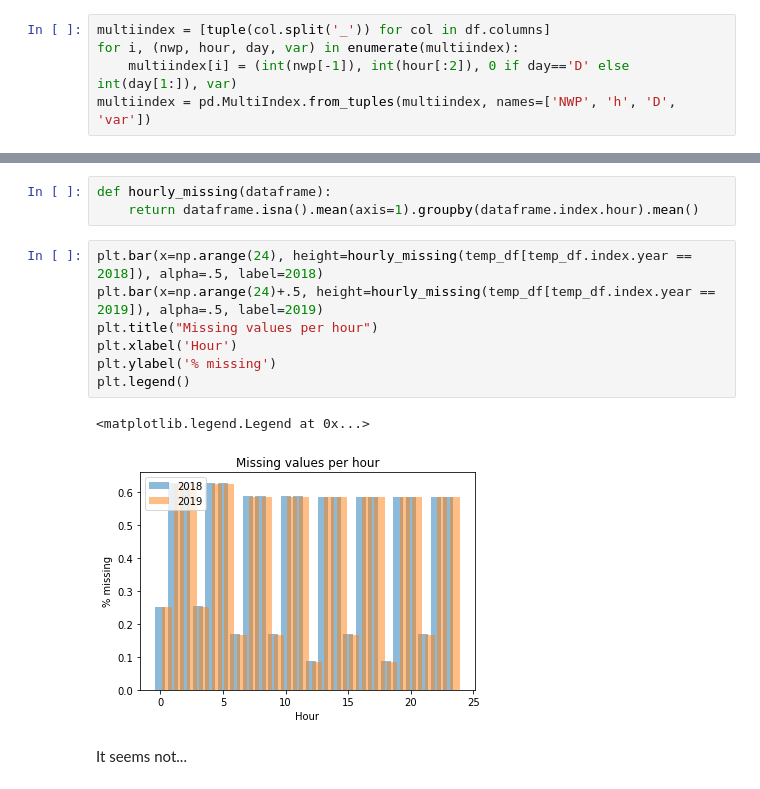
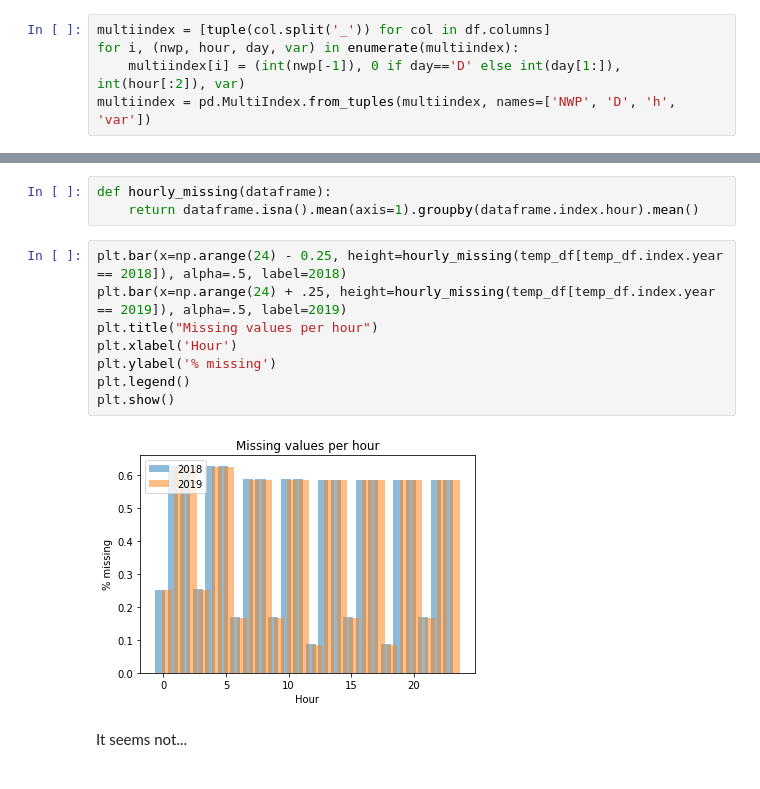
Before and after one commit to gaspardbb/astreos, a Jupyter notebook: exploring_the_data.ipynb, the cells around one changed output, grey strips where cells are left out. Drawn from its saved outputs; the diff is of its cells as text.

```diff
--- a/exploring_the_data.ipynb
+++ b/exploring_the_data.ipynb
@@ -43,8 +43,8 @@ Now, the tricky part: instead of having to deal with these damn string columns f
 # %%
 multiindex = [tuple(col.split('_')) for col in df.columns]
 for i, (nwp, hour, day, var) in enumerate(multiindex):
-    multiindex[i] = (int(nwp[-1]), int(hour[:2]), 0 if day=='D' else int(day[1:]), var)
-multiindex = pd.MultiIndex.from_tuples(multiindex, names=['NWP', 'h', 'D', 'var'])
+    multiindex[i] = (int(nwp[-1]), 0 if day=='D' else int(day[1:]), int(hour[:2]), var)
+multiindex = pd.MultiIndex.from_tuples(multiindex, names=['NWP', 'D', 'h', 'var'])
 # %%
 df.columns = multiindex
 # %% [markdown]
@@ -212,15 +208,15 @@ The end of the temperature is wrong; there must be more missing values at the ho
 def hourly_missing(dataframe):
     return dataframe.isna().mean(axis=1).groupby(dataframe.index.hour).mean()
 # %%
-plt.bar(x=np.arange(24), height=hourly_missing(temp_df[temp_df.index.year == 2018]), alpha=.5, label=2018)
-plt.bar(x=np.arange(24)+.5, height=hourly_missing(temp_df[temp_df.index.year == 2019]), alpha=.5, label=2019)
+plt.bar(x=np.arange(24) - 0.25, height=hourly_missing(temp_df[temp_df.index.year == 2018]), alpha=.5, label=2018)
+plt.bar(x=np.arange(24) + .25, height=hourly_missing(temp_df[temp_df.index.year == 2019]), alpha=.5, label=2019)
 plt.title("Missing values per hour")
 plt.xlabel('Hour')
 plt.ylabel('% missing')
 plt.legend()
+plt.show()
 # %% [output]
-<matplotlib.legend.Legend at 0x...>
-[figure, old version]
+[figure, new version]
 # %% [markdown]
 It seems not...
 # %% [markdown]
```
Also changed, not shown: parts of 21 cells of this notebook, 2 other files.
